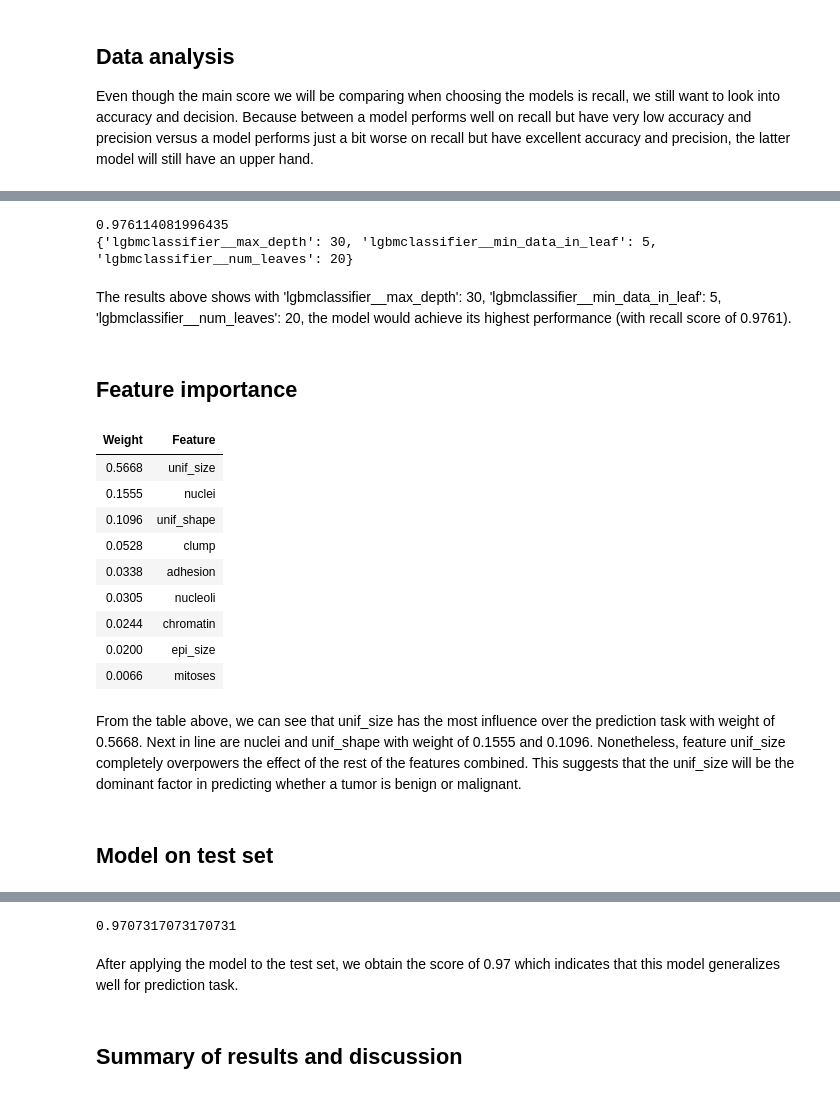
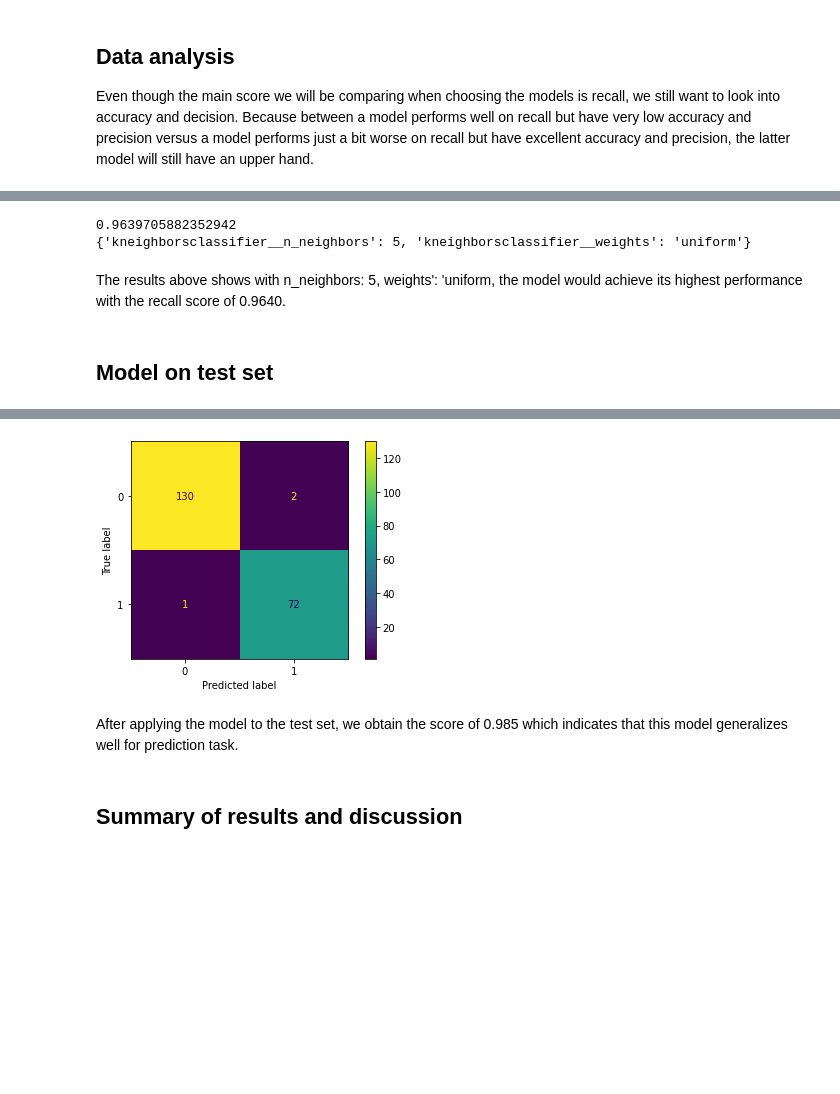
Before and after one commit to DSCI-310/DSCI-310-Group-5, a Jupyter notebook: analysis.ipynb, the cells around one changed output, grey strips where cells are left out. Saved outputs shown, nothing was run; the diff lists cells and outputs as text; code cells hidden in the pictures; blank space fills up the shorter version.

```diff
--- a/analysis.ipynb
+++ b/analysis.ipynb
@@ -292,53 +267,29 @@ After choosing the most efficient model, we move onto tuning the hyperparameters
-# %%
-rs_params = {
-        'lgbmclassifier__max_depth': (1, 30, 2),
-        'lgbmclassifier__min_data_in_leaf': (5, 1200, 5),
-        'lgbmclassifier__num_leaves': (20, 1550, 5)}
-
-search = GridSearchCV(
-    pipe_lgbm,
-    rs_params,
-    cv=5,
-    n_jobs=-1,
-    scoring="recall",
-    return_train_score=True,
-)
-
-search.fit(X_train, y_train)
-print(search.best_score_)
-print(search.best_params_)
-# %% [output]
-0.976114081996435
-{'lgbmclassifier__max_depth': 30, 'lgbmclassifier__min_data_in_leaf': 5, 'lgbmclassifier__num_leaves': 20}
-# %% [markdown]
-The results above shows with 'lgbmclassifier__max_depth': 30, 'lgbmclassifier__min_data_in_leaf': 5, 'lgbmclassifier__num_leaves': 20, the model would achieve its highest performance (with recall score of 0.9761).
-# %% [markdown]
-## Feature importance
-# %%
-lgm = LGBMClassifier(max_depth = 30, min_data_in_leaf = 5, num_leaves = 20, random_state=123)
-pipe_lgbm = make_pipeline(ct, lgm)
-pipe_lgbm.fit(X_train, y_train)
-eli5.explain_weights(
-    pipe_lgbm.named_steps["lgbmclassifier"], feature_names=numeric_looking_columns
-)
-# %% [output]
-| Weight | Feature |
-| 0.5668 | unif_size |
-| 0.1555 | nuclei |
-| 0.1096 | unif_shape |
-| 0.0528 | clump |
-| 0.0338 | adhesion |
-| 0.0305 | nucleoli |
-| 0.0244 | chromatin |
-| 0.0200 | epi_size |
-| 0.0066 | mitoses |
-# %% [markdown]
-From the table above, we can see that unif_size has the most influence over the prediction task with weight of 0.5668. Next in line are nuclei and unif_shape with weight of 0.1555 and 0.1096. Nonetheless, feature unif_size completely overpowers the effect of the rest of the features combined. This suggests that the unif_size will be the dominant factor in predicting whether a tumor is benign or malignant.
+# %%
+search = GridSearchCV(pipe_knn,
+                      param_grid={'kneighborsclassifier__n_neighbors': range(1, 50),
+                                  'kneighborsclassifier__weights': ['uniform', 'distance']},
+                      cv=10,
+                      n_jobs=-1,
+                      scoring="recall",
+                      return_train_score=True)
+search.fit(X_train, y_train)
+print(search.best_score_)
+print(search.best_params_)
+# %% [output]
+0.9639705882352942
+{'kneighborsclassifier__n_neighbors': 5, 'kneighborsclassifier__weights': 'uniform'}
+# %% [markdown]
+The results above shows with n_neighbors: 5, weights': 'uniform, the model would achieve its highest performance with the recall score of 0.9640.
 # %% [markdown]
 ## Model on test set
 # %%
-lgm = LGBMClassifier(max_depth = 30, min_data_in_leaf = 5, num_leaves = 20, random_state=123)
-pipe_lgbm = make_pipeline(ct, lgm)
-pipe_lgbm.fit(X_train, y_train)
-pipe_lgbm.score(X_test, y_test)
+pipe_knn_tuned = make_pipeline(ct,KNeighborsClassifier(n_neighbors =5, weights ='uniform'))
+pipe_knn_tuned.fit(X_train, y_train)
+pipe_knn_tuned.score(X_test, y_test)
+
+predictions = pipe_knn_tuned.predict(X_test)
+cm = confusion_matrix(y_test, predictions, labels=pipe_knn_tuned.classes_)
+disp = ConfusionMatrixDisplay(confusion_matrix=cm,
+                              display_labels=pipe_knn_tuned.classes_)
+disp.plot()
 # %% [output]
@@ -346,6 +297,6 @@ pipe_lgbm.score(X_test, y_test)
-0.9707317073170731
+[figure, added]
 # %% [markdown]
-After applying the model to the test set, we obtain the score of 0.97 which indicates that this model generalizes well for prediction task.
+After applying the model to the test set, we obtain the score of 0.985 which indicates that this model generalizes well for prediction task.
 # %% [markdown]
 ## Summary of results and discussion
 # %%
```
Also changed, not shown: parts of 8 cells of this notebook.
